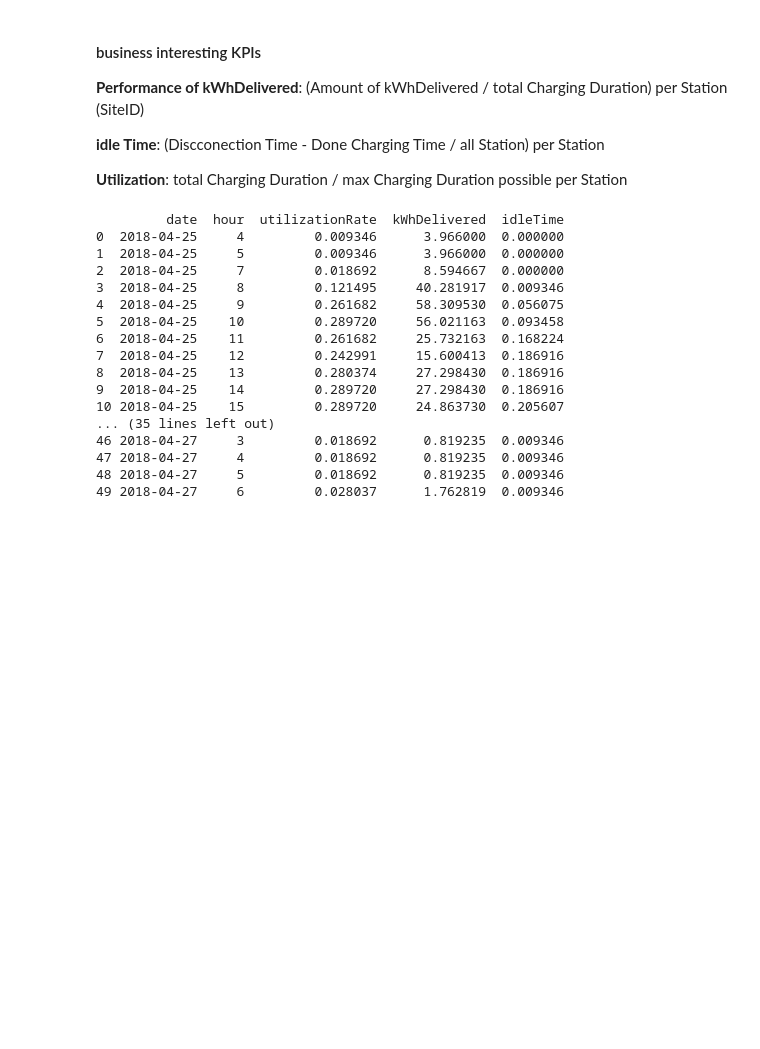
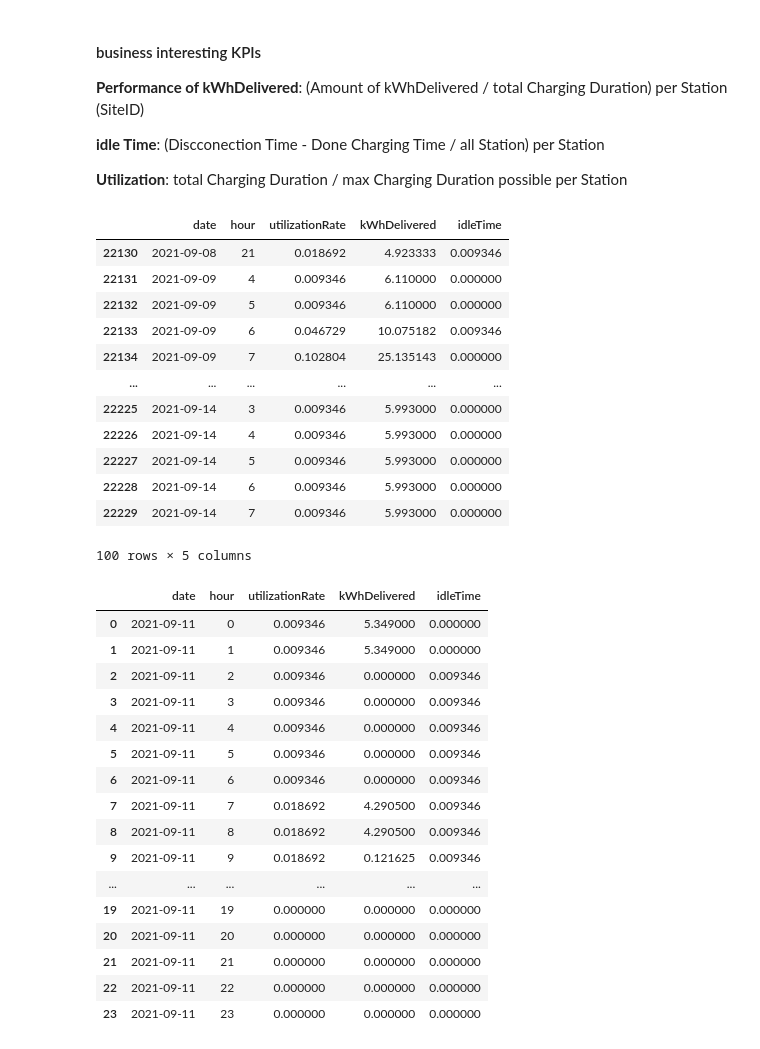
Before and after one commit to pmoll01/AA2024_Groupwork_DynamoData, a Jupyter notebook: chs-code.ipynb, the cells around one changed output. Cells and saved outputs as stored; diff of their text form; code cells hidden in the pictures; blank space fills up the shorter version.

```diff
--- a/chs-code.ipynb
+++ b/chs-code.ipynb
@@ -141,29 +142,43 @@ split_charging_data = pd.DataFrame([item for sublist in split_charging_data for
 # %%
 # group split charging data by date and hour
 kpi_dataframe = groupByDateAndHour(split_charging_data)
-print(kpi_dataframe.head(50))
+kpi_dataframe.tail(100)
 # %% [output]
+|  | date | hour | utilizationRate | kWhDelivered | idleTime |
+| 22130 | 2021-09-08 | 21 | 0.018692 | 4.923333 | 0.009346 |
+| 22131 | 2021-09-09 | 4 | 0.009346 | 6.110000 | 0.000000 |
+| 22132 | 2021-09-09 | 5 | 0.009346 | 6.110000 | 0.000000 |
+| 22133 | 2021-09-09 | 6 | 0.046729 | 10.075182 | 0.009346 |
+| 22134 | 2021-09-09 | 7 | 0.102804 | 25.135143 | 0.000000 |
+| ... | ... | ... | ... | ... | ... |
+| 22225 | 2021-09-14 | 3 | 0.009346 | 5.993000 | 0.000000 |
+| 22226 | 2021-09-14 | 4 | 0.009346 | 5.993000 | 0.000000 |
+| 22227 | 2021-09-14 | 5 | 0.009346 | 5.993000 | 0.000000 |
+| 22228 | 2021-09-14 | 6 | 0.009346 | 5.993000 | 0.000000 |
+| 22229 | 2021-09-14 | 7 | 0.009346 | 5.993000 | 0.000000 |
-         date  hour  utilizationRate  kWhDelivered  idleTime
-0  2018-04-25     4         0.009346      3.966000  0.000000
-1  2018-04-25     5         0.009346      3.966000  0.000000
-2  2018-04-25     7         0.018692      8.594667  0.000000
-3  2018-04-25     8         0.121495     40.281917  0.009346
-4  2018-04-25     9         0.261682     58.309530  0.056075
-5  2018-04-25    10         0.289720     56.021163  0.093458
-6  2018-04-25    11         0.261682     25.732163  0.168224
-7  2018-04-25    12         0.242991     15.600413  0.186916
-8  2018-04-25    13         0.280374     27.298430  0.186916
-9  2018-04-25    14         0.289720     27.298430  0.186916
-10 2018-04-25    15         0.289720     24.863730  0.205607
-... (35 lines left out)
-46 2018-04-27     3         0.018692      0.819235  0.009346
-47 2018-04-27     4         0.018692      0.819235  0.009346
-48 2018-04-27     5         0.018692      0.819235  0.009346
-49 2018-04-27     6         0.028037      1.762819  0.009346
+100 rows × 5 columns
 # %%
 #select specific day for visualisation
-specific_date = '2019-12-28'
+specific_date = '2021-09-11'
 data_result_day = calculateSpecificDate(specific_date, kpi_dataframe)
-#print(data_result_day.head(24))
+data_result_day.head(24)
+# %% [output]
+|  | date | hour | utilizationRate | kWhDelivered | idleTime |
+| 0 | 2021-09-11 | 0 | 0.009346 | 5.349000 | 0.000000 |
+| 1 | 2021-09-11 | 1 | 0.009346 | 5.349000 | 0.000000 |
+| 2 | 2021-09-11 | 2 | 0.009346 | 0.000000 | 0.009346 |
+| 3 | 2021-09-11 | 3 | 0.009346 | 0.000000 | 0.009346 |
+| 4 | 2021-09-11 | 4 | 0.009346 | 0.000000 | 0.009346 |
+| 5 | 2021-09-11 | 5 | 0.009346 | 0.000000 | 0.009346 |
+| 6 | 2021-09-11 | 6 | 0.009346 | 0.000000 | 0.009346 |
+| 7 | 2021-09-11 | 7 | 0.018692 | 4.290500 | 0.009346 |
+| 8 | 2021-09-11 | 8 | 0.018692 | 4.290500 | 0.009346 |
+| 9 | 2021-09-11 | 9 | 0.018692 | 0.121625 | 0.009346 |
+| ... | ... | ... | ... | ... | ... |
+| 19 | 2021-09-11 | 19 | 0.000000 | 0.000000 | 0.000000 |
+| 20 | 2021-09-11 | 20 | 0.000000 | 0.000000 | 0.000000 |
+| 21 | 2021-09-11 | 21 | 0.000000 | 0.000000 | 0.000000 |
+| 22 | 2021-09-11 | 22 | 0.000000 | 0.000000 | 0.000000 |
+| 23 | 2021-09-11 | 23 | 0.000000 | 0.000000 | 0.000000 |
 # %%
 #Plot selected day
```
Also changed, not shown: parts of 6 cells of this notebook.
